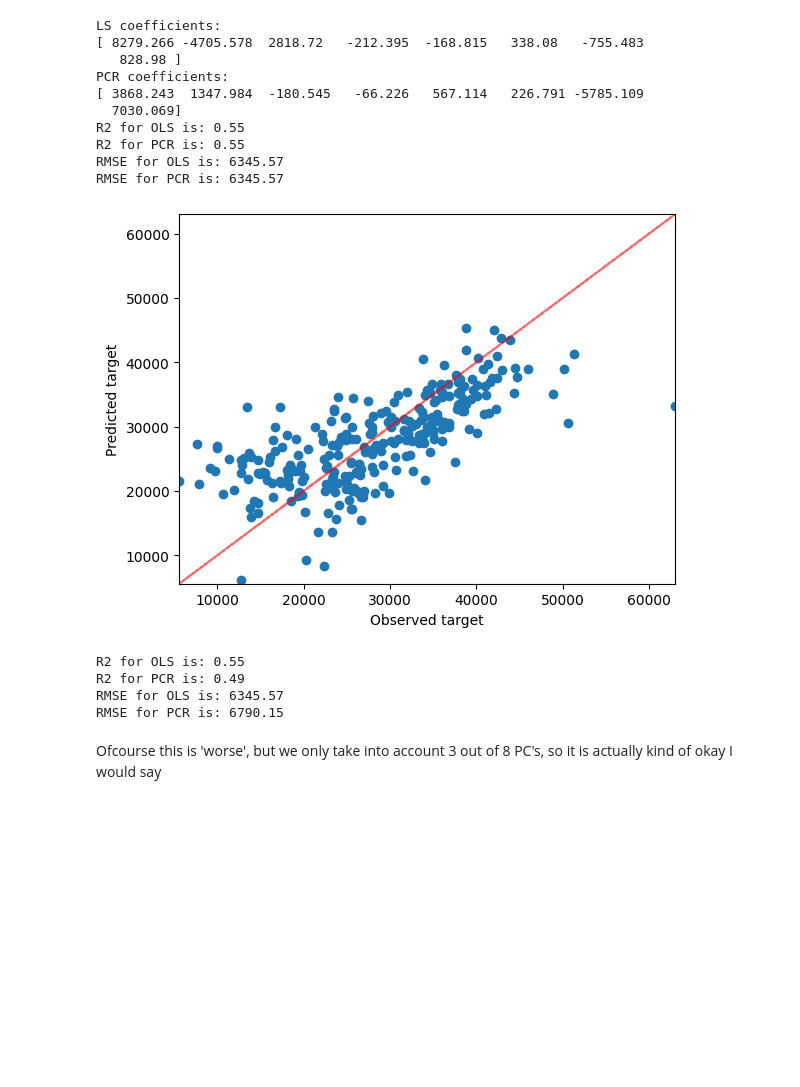
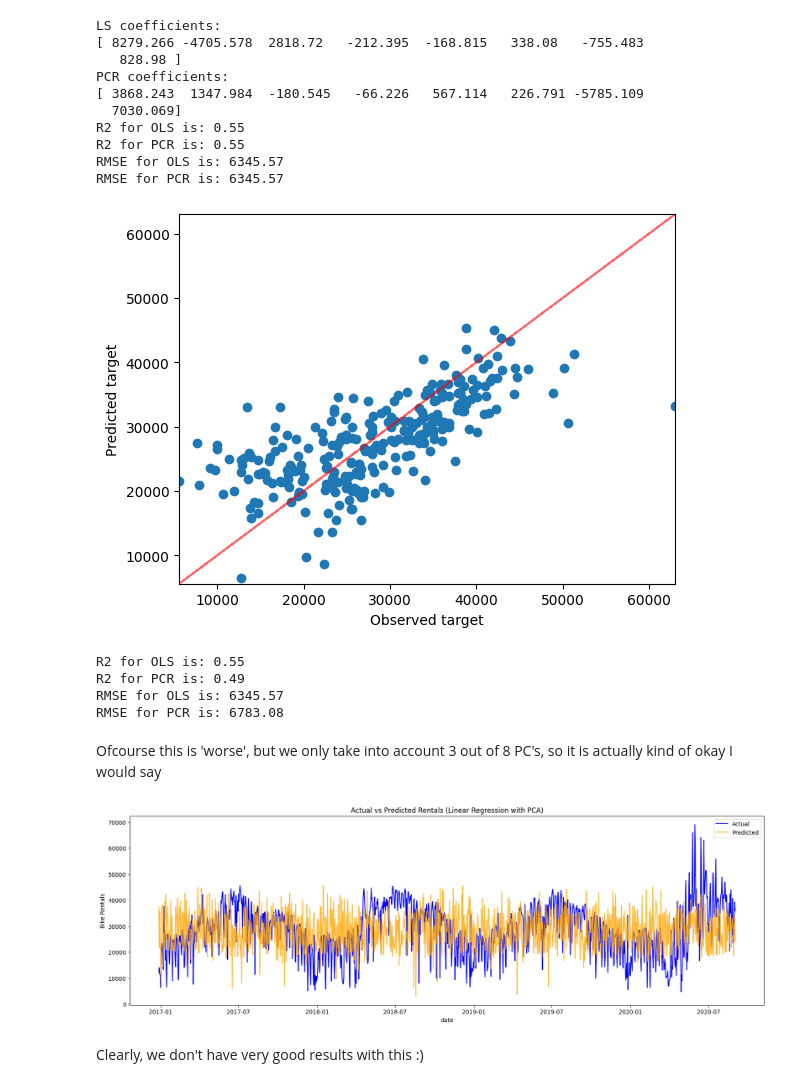
Before and after one commit to LotsAr/DataDrivenProject, a Jupyter notebook: ProjectCode.ipynb, the cells around one changed output. Saved outputs shown, nothing was run; the diff lists cells and outputs as text; code cells hidden in the pictures; blank space fills up the shorter version.

```diff
--- a/ProjectCode.ipynb
+++ b/ProjectCode.ipynb
@@ -798,6 +805,7 @@ Z_test = X0_test @ A_train[:,:q]
 
 PCR_reg = LinearRegression().fit(Z_train, y_train)
 y_pred_PCR = PCR_reg.predict(Z_test)
+y_pred_PCR_trained = PCR_reg.predict(Z_train) #This is not to compute our values, but to see how our regression works in prediction (see next block)
 
 plt.scatter(y_test, y_pred_PCR)
 plt.plot(y_test, y_test, c='r', alpha=0.6, ls='--')
@@ -819,6 +827,24 @@ print(f'RMSE for PCR is: {rmse_PCR:.2f}')
 R2 for OLS is: 0.55
 R2 for PCR is: 0.49
 RMSE for OLS is: 6345.57
-RMSE for PCR is: 6790.15
+RMSE for PCR is: 6783.08
 # %% [markdown]
 Ofcourse this is 'worse', but we only take into account 3 out of 8 PC's, so it is actually kind of okay I would say
+# %%
+df = df = pd.DataFrame({'date': dates, 'y_true': Y})
+df['y_pred'] = np.nan
+df.loc[df['date'].isin(date_train), 'y_pred'] = y_pred_PCR_trained
+df.loc[df['date'].isin(date_test), 'y_pred'] = y_pred_PCR
+
+# Plot actual vs predicted
+plt.figure(figsize=(20, 6))
+sns.lineplot(data=df, x='date', y='y_true', label='Actual', color='blue', alpha=1)
+sns.lineplot(data=df, x='date', y='y_pred', label='Predicted', color='orange', alpha=0.8)
+plt.title("Actual vs Predicted Rentals (Linear Regression with PCA)")
+plt.ylabel("Bike Rentals")
+plt.legend()
+plt.show()
+# %% [output]
+[figure, added]
+# %% [markdown]
+Clearly, we don't have very good results with this :)
```
Also changed, not shown: parts of 10 cells of this notebook.
